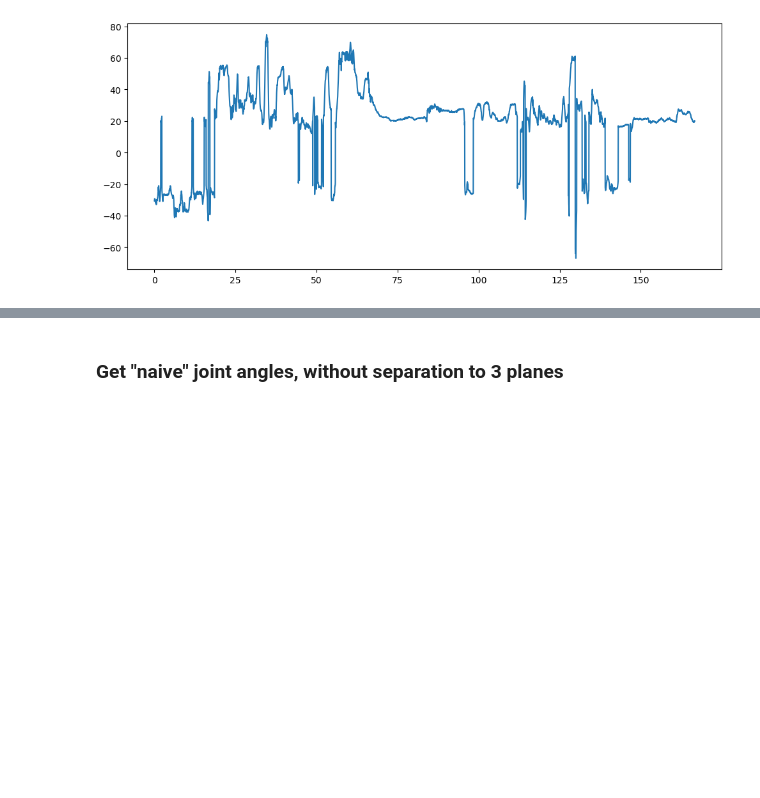
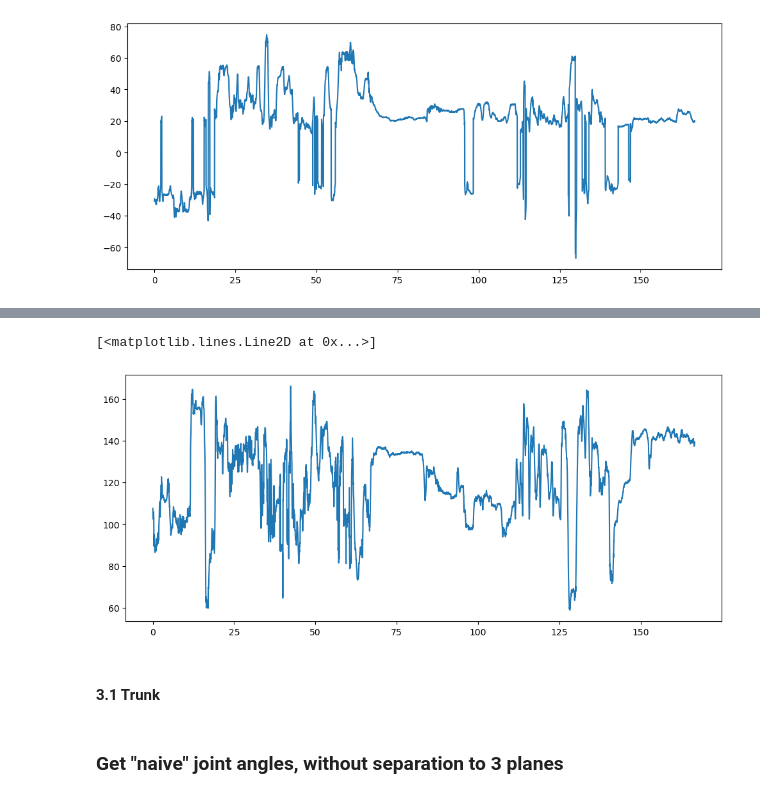
Before and after one commit to FranklinLeong/dexterity_assessment_CL, a Jupyter notebook: src/exploratory copie.ipynb, the cells around one changed output, grey strips where cells are left out. Cells and saved outputs as stored; diff of their text form; code cells hidden in the pictures; blank space fills up the shorter version.

```diff
--- a/src/exploratory copie.ipynb
+++ b/src/exploratory copie.ipynb
@@ -208,0 +262,16 @@ Let's choose a moment where the participant washes their hands, to target a mome
+# %%
+A = df['leftshoulder'] - df['leftelbow']
+B = df['leftwrist'] - df['leftelbow']
+
+angle = [np.dot(unit_vector(a), unit_vector(b)) for a, b in zip(A, B)]
+angle = np.arccos(angle)*180/np.pi
+
+df['leftelbow_flex'] = angle
+# %%
+plt.figure(figsize=(12,5))
+plt.plot(df['time'], df['leftelbow_flex'])
+# %% [output]
+[<matplotlib.lines.Line2D at 0x...>]
+[figure, added]
+# %% [markdown]
+#### 3.1 Trunk
```
Also changed, not shown: parts of 11 cells of this notebook, 2 other files.
